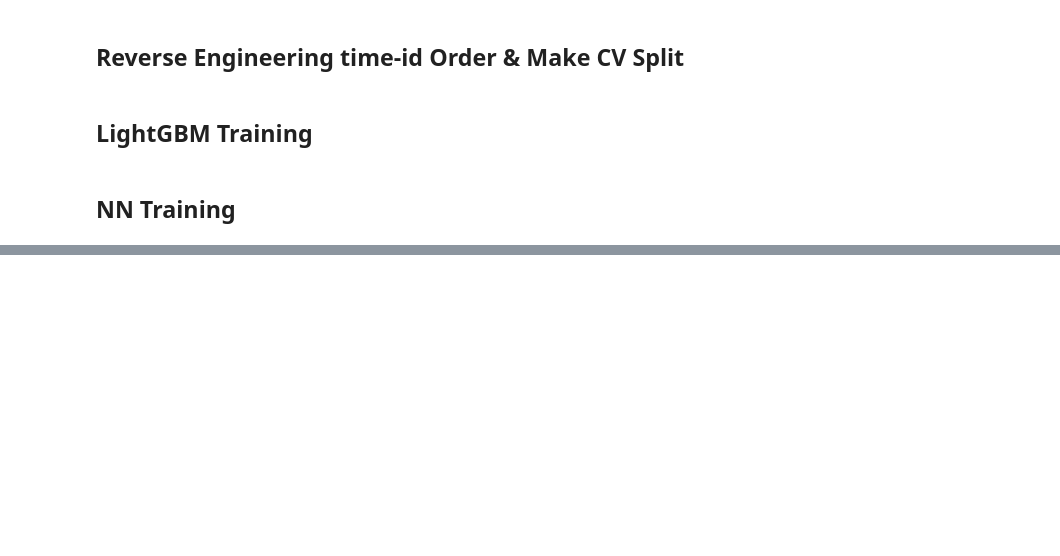
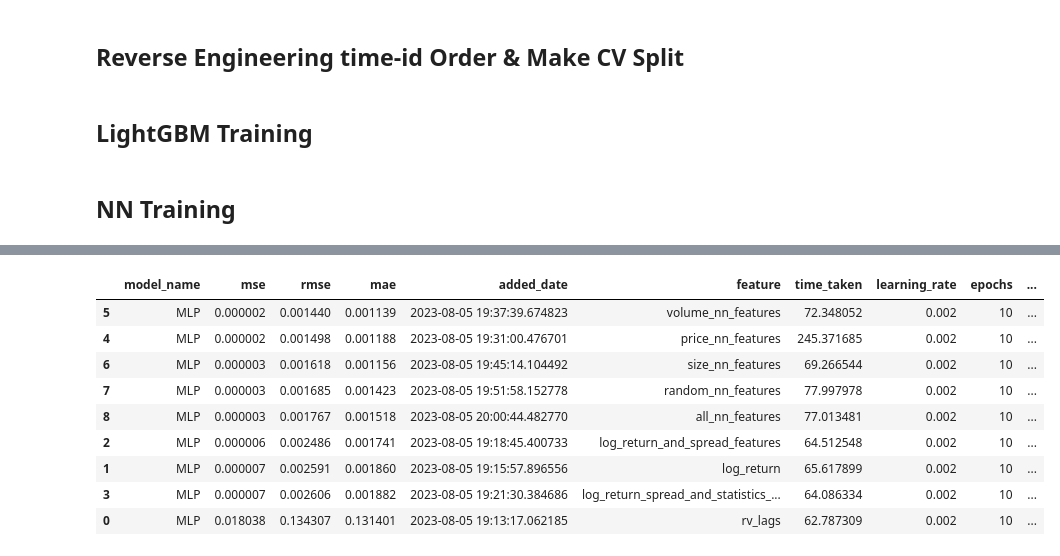
Before and after one commit to poo5zan/masters-research-project, a Jupyter notebook: from-kaggle-optiver-challenge.ipynb, the cells around one changed output, grey strips where cells are left out. Saved outputs shown, nothing was run; the diff lists cells and outputs as text; code cells hidden in the pictures; blank space fills up the shorter version.

```diff
--- a/from-kaggle-optiver-challenge.ipynb
+++ b/from-kaggle-optiver-challenge.ipynb
@@ -2196,4 +2241,15 @@ print(uuid.uuid4())
 output_file = f'./results/{uuid.uuid4()}.csv'
 get_model_results_df().to_csv(output_file, index=False)
 # %%
-df_res.sort_values(by=["rmse"], ascending=True)
+df_res.sort_values(by=["rmse"], ascending=True).head(20)
+# %% [output]
+|  | model_name | mse | rmse | mae | added_date | feature | time_taken | learning_rate | epochs | ... |
+| 5 | MLP | 0.000002 | 0.001440 | 0.001139 | 2023-08-05 19:37:39.674823 | volume_nn_features | 72.348052 | 0.002 | 10 | ... |
+| 4 | MLP | 0.000002 | 0.001498 | 0.001188 | 2023-08-05 19:31:00.476701 | price_nn_features | 245.371685 | 0.002 | 10 | ... |
+| 6 | MLP | 0.000003 | 0.001618 | 0.001156 | 2023-08-05 19:45:14.104492 | size_nn_features | 69.266544 | 0.002 | 10 | ... |
+| 7 | MLP | 0.000003 | 0.001685 | 0.001423 | 2023-08-05 19:51:58.152778 | random_nn_features | 77.997978 | 0.002 | 10 | ... |
+| 8 | MLP | 0.000003 | 0.001767 | 0.001518 | 2023-08-05 20:00:44.482770 | all_nn_features | 77.013481 | 0.002 | 10 | ... |
+| 2 | MLP | 0.000006 | 0.002486 | 0.001741 | 2023-08-05 19:18:45.400733 | log_return_and_spread_features | 64.512548 | 0.002 | 10 | ... |
+| 1 | MLP | 0.000007 | 0.002591 | 0.001860 | 2023-08-05 19:15:57.896556 | log_return | 65.617899 | 0.002 | 10 | ... |
+| 3 | MLP | 0.000007 | 0.002606 | 0.001882 | 2023-08-05 19:21:30.384686 | log_return_spread_and_statistics_... | 64.086334 | 0.002 | 10 | ... |
+| 0 | MLP | 0.018038 | 0.134307 | 0.131401 | 2023-08-05 19:13:17.062185 | rv_lags | 62.787309 | 0.002 | 10 | ... |
```
Also changed, not shown: parts of 9 cells of this notebook.
